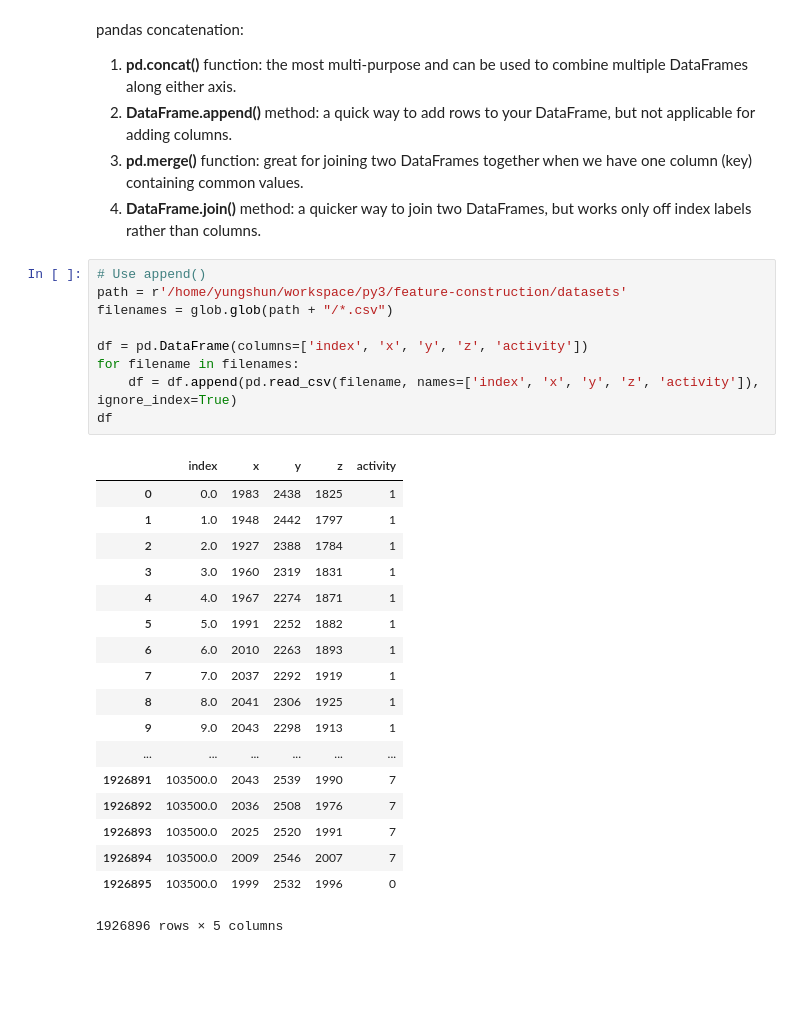
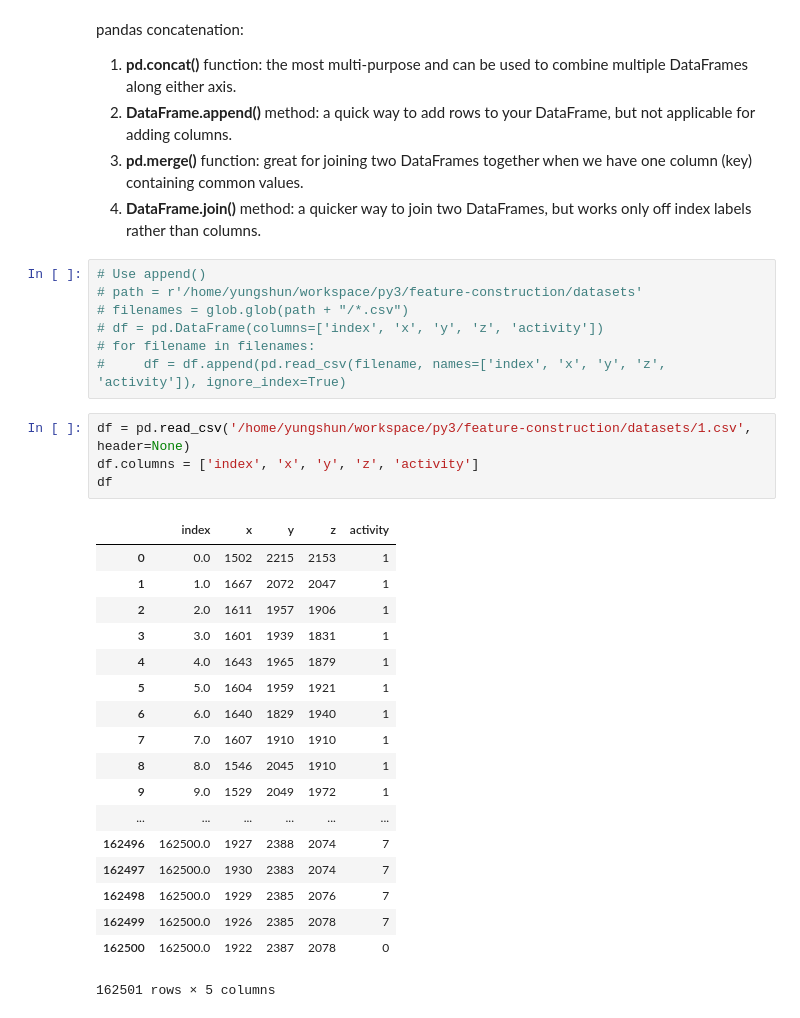
Before and after one commit to yungshun317/feature-construction, a Jupyter notebook: activity_recognition_from_single_chest_mounted_accelerometer.ipynb, the cells around one changed output. Drawn from its saved outputs; the diff is of its cells as text; blank space fills up the shorter version.

```diff
--- a/activity_recognition_from_single_chest_mounted_accelerometer.ipynb
+++ b/activity_recognition_from_single_chest_mounted_accelerometer.ipynb
@@ -345,30 +345,32 @@ pandas concatenation:
 4. <b>DataFrame.join()</b> method: a quicker way to join two DataFrames, but works only off index labels rather than columns.
 # %%
 # Use append()
-path = r'/home/yungshun/workspace/py3/feature-construction/datasets'
-filenames = glob.glob(path + "/*.csv")
-
-df = pd.DataFrame(columns=['index', 'x', 'y', 'z', 'activity'])
-for filename in filenames:
-    df = df.append(pd.read_csv(filename, names=['index', 'x', 'y', 'z', 'activity']), ignore_index=True)
-df
+# path = r'/home/yungshun/workspace/py3/feature-construction/datasets'
+# filenames = glob.glob(path + "/*.csv")
+# df = pd.DataFrame(columns=['index', 'x', 'y', 'z', 'activity'])
+# for filename in filenames:
+#     df = df.append(pd.read_csv(filename, names=['index', 'x', 'y', 'z', 'activity']), ignore_index=True)
-# %% [output]
-|  | index | x | y | z | activity |
-| 0 | 0.0 | 1983 | 2438 | 1825 | 1 |
-| 1 | 1.0 | 1948 | 2442 | 1797 | 1 |
-| 2 | 2.0 | 1927 | 2388 | 1784 | 1 |
-| 3 | 3.0 | 1960 | 2319 | 1831 | 1 |
-| 4 | 4.0 | 1967 | 2274 | 1871 | 1 |
-| 5 | 5.0 | 1991 | 2252 | 1882 | 1 |
-| 6 | 6.0 | 2010 | 2263 | 1893 | 1 |
-| 7 | 7.0 | 2037 | 2292 | 1919 | 1 |
-| 8 | 8.0 | 2041 | 2306 | 1925 | 1 |
-| 9 | 9.0 | 2043 | 2298 | 1913 | 1 |
-| ... | ... | ... | ... | ... | ... |
-| 1926891 | 103500.0 | 2043 | 2539 | 1990 | 7 |
-| 1926892 | 103500.0 | 2036 | 2508 | 1976 | 7 |
-| 1926893 | 103500.0 | 2025 | 2520 | 1991 | 7 |
-| 1926894 | 103500.0 | 2009 | 2546 | 2007 | 7 |
-| 1926895 | 103500.0 | 1999 | 2532 | 1996 | 0 |
-1926896 rows × 5 columns
+# %%
+df = pd.read_csv('/home/yungshun/workspace/py3/feature-construction/datasets/1.csv', header=None)
+df.columns = ['index', 'x', 'y', 'z', 'activity']
+df
+# %% [output]
+|  | index | x | y | z | activity |
+| 0 | 0.0 | 1502 | 2215 | 2153 | 1 |
+| 1 | 1.0 | 1667 | 2072 | 2047 | 1 |
+| 2 | 2.0 | 1611 | 1957 | 1906 | 1 |
+| 3 | 3.0 | 1601 | 1939 | 1831 | 1 |
+| 4 | 4.0 | 1643 | 1965 | 1879 | 1 |
+| 5 | 5.0 | 1604 | 1959 | 1921 | 1 |
+| 6 | 6.0 | 1640 | 1829 | 1940 | 1 |
+| 7 | 7.0 | 1607 | 1910 | 1910 | 1 |
+| 8 | 8.0 | 1546 | 2045 | 1910 | 1 |
+| 9 | 9.0 | 1529 | 2049 | 1972 | 1 |
+| ... | ... | ... | ... | ... | ... |
+| 162496 | 162500.0 | 1927 | 2388 | 2074 | 7 |
+| 162497 | 162500.0 | 1930 | 2383 | 2074 | 7 |
+| 162498 | 162500.0 | 1929 | 2385 | 2076 | 7 |
+| 162499 | 162500.0 | 1926 | 2385 | 2078 | 7 |
+| 162500 | 162500.0 | 1922 | 2387 | 2078 | 0 |
+162501 rows × 5 columns
 # %%
```
Also changed, not shown: parts of 4 cells of this notebook.
